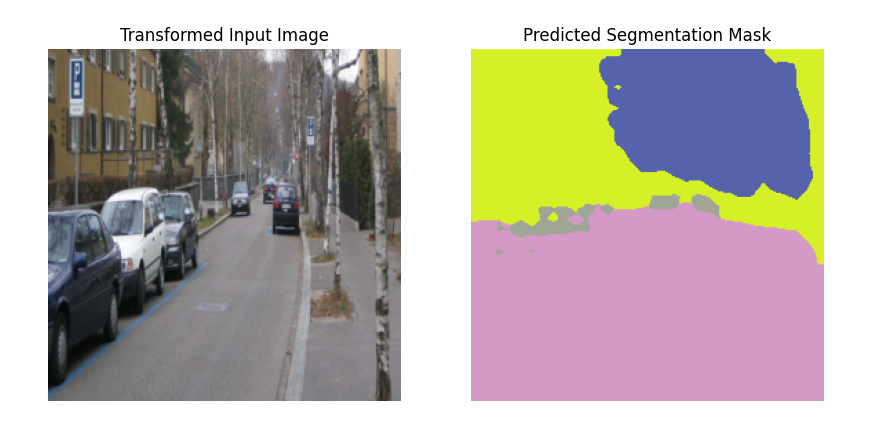
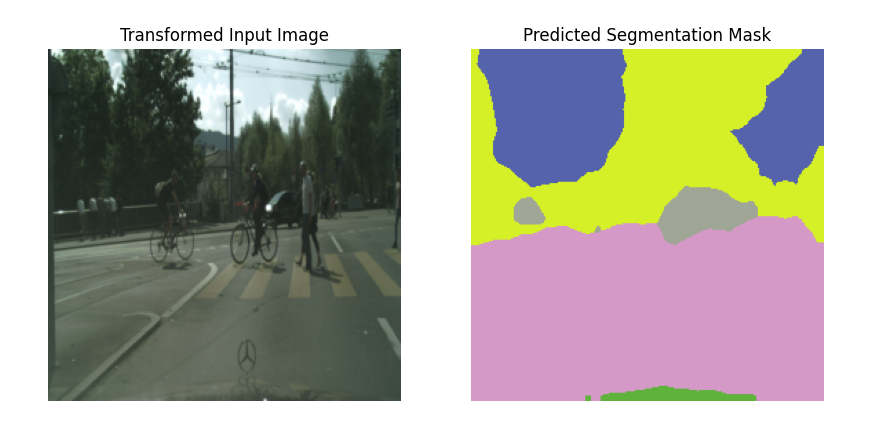
Before and after one commit to severinlindenmann/segmentation-of-streets-and-cars, a Jupyter notebook: train/predict.ipynb, the cells around one changed output. Drawn from its saved outputs; the diff is of its cells as text; code cells hidden in the pictures.

```diff
--- a/train/predict.ipynb
+++ b/train/predict.ipynb
@@ -17,7 +17,7 @@ data_transforms = transforms.Compose([
 data_path = "Q:/Projects/u-net-segmentation-of-streets-and-cars/train/cityscapes"
 # %%
 # Load the state dictionary
-state_dict = torch.load('model_weights.pth')
+state_dict = torch.load('model_weights_epoch_1.pth')
 
 # Remove keys related to auxiliary classifiers from the state dictionary
 state_dict = {k: v for k, v in state_dict.items() if 'aux_classifier' not in k}
@@ -28,38 +28,38 @@ model = models.segmentation.fcn_resnet101(num_classes=num_classes)
 model.load_state_dict(state_dict, strict=False)  # Set strict=False to skip missing keys
 
 # Load the input image
-input_image = Image.open(f'Q:/Projects/u-net-segmentation-of-streets-and-cars/predict/images/image_1.jpg')
+input_image = Image.open(f'Q:/Projects/u-net-segmentation-of-streets-and-cars/train/cityscapes/leftImg8bit/train/zurich/zurich_000006_000019_leftImg8bit.png')
 
 # Apply the necessary transformations
 input_tensor = data_transforms(input_image).unsqueeze(0)
 
 # Perform prediction
 with torch.no_grad():
     outputs = model(input_tensor)['out']  # Correct 'inputs' to 'input_tensor'
     _, predicted = torch.max(outputs, 1)
 
 # Convert the predicted image tensor to a numpy array
 predicted_numpy = predicted.squeeze(0).cpu().numpy()
 
 # Define label colors for 35 classes (replace this with your color mappings)
 np.random.seed(42)
 label_colors_35_classes = np.random.randint(0, 256, size=(35, 3), dtype=np.uint8)
 
 # Convert the predicted segmentation mask to a colored mask
 colored_mask = label_colors_35_classes[predicted_numpy]
 
 # Convert the input tensor back to a numpy array for plotting
 input_image_transformed = np.transpose(input_tensor.squeeze(0).cpu().numpy(), (1, 2, 0))
 
 # Plot the transformed input image and the colored mask
 fig, axs = plt.subplots(1, 2, figsize=(10, 5))
 axs[0].imshow(input_image_transformed)
 axs[0].axis('off')
 axs[0].set_title('Transformed Input Image')
 axs[1].imshow(colored_mask)
 axs[1].axis('off')
 axs[1].set_title('Predicted Segmentation Mask')
 
 plt.show()
 # %% [output]
-[figure, old version]
+[figure, new version]
```
Also changed, not shown: parts of 2 cells of this notebook, 2 other files.
